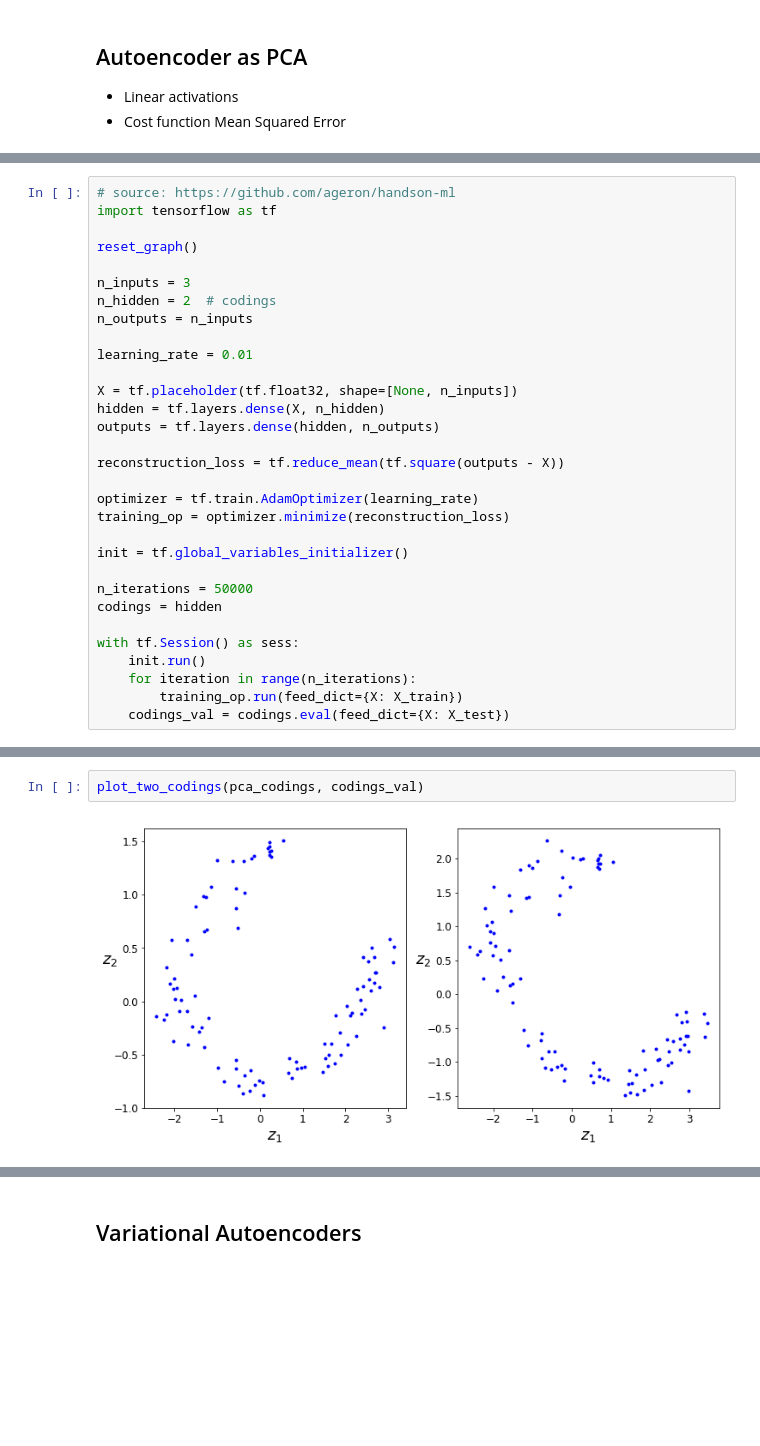
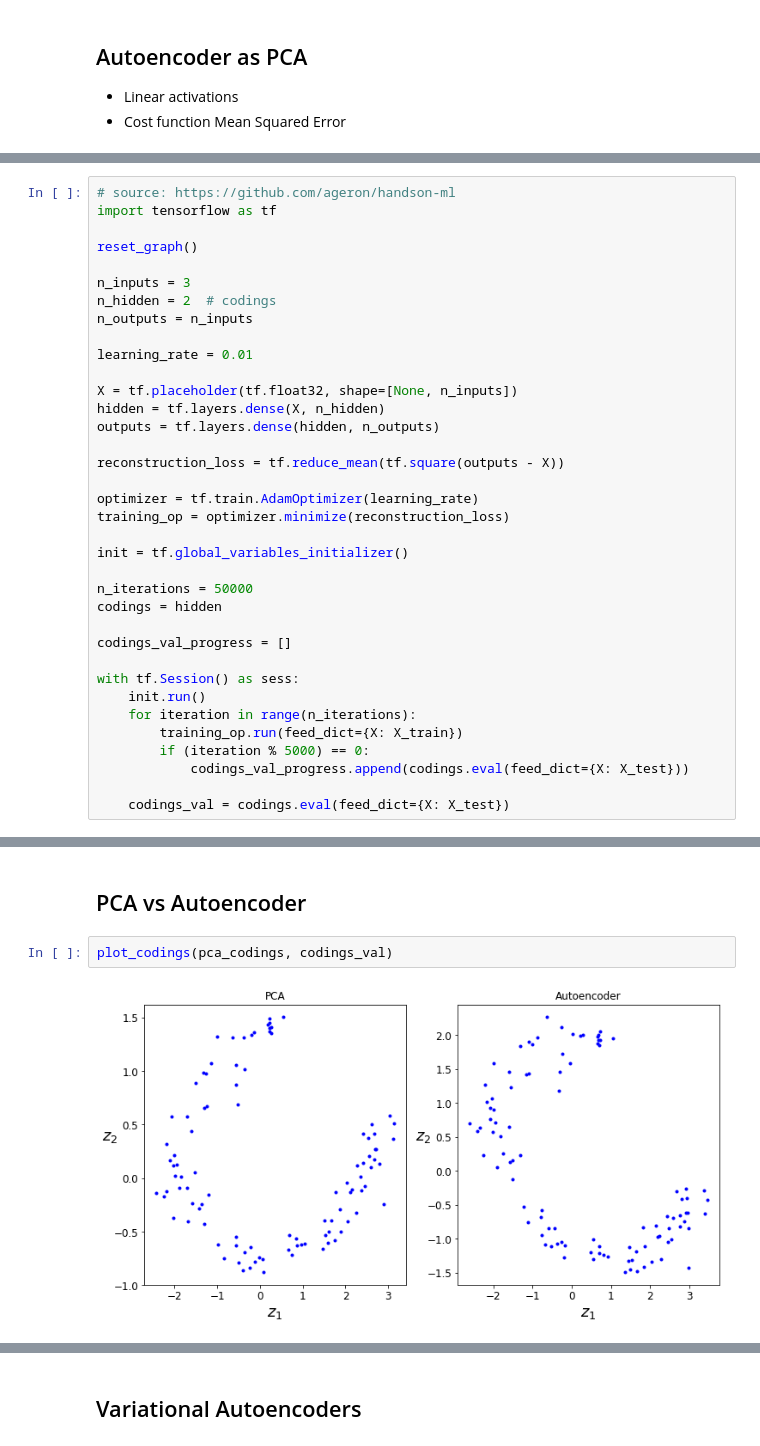
Before and after one commit to gelazari/autoencoder-meetup, a Jupyter notebook: autoencoders.ipynb, the cells around one changed output, grey strips where cells are left out. Saved outputs shown, nothing was run; the diff lists cells and outputs as text; blank space fills up the shorter version.

Commit message:
visualization of autoencoder training as pca, comparison of pca and autoencoder

```diff
--- a/autoencoders.ipynb
+++ b/autoencoders.ipynb
@@ -179,8 +201,13 @@ init = tf.global_variables_initializer()
 n_iterations = 50000
 codings = hidden
 
+codings_val_progress = []
+
 with tf.Session() as sess:
     init.run()
     for iteration in range(n_iterations):
         training_op.run(feed_dict={X: X_train})
+        if (iteration % 5000) == 0:
+            codings_val_progress.append(codings.eval(feed_dict={X: X_test}))
+
     codings_val = codings.eval(feed_dict={X: X_test})
@@ -187,4 +220,6 @@ with tf.Session() as sess:
+# %% [markdown]
+## PCA vs Autoencoder
 # %%
-plot_two_codings(pca_codings, codings_val)
+plot_codings(pca_codings, codings_val)
 # %% [output]
-[figure, old version]
+[figure, new version]
```
Also changed, not shown: parts of 13 cells of this notebook.
